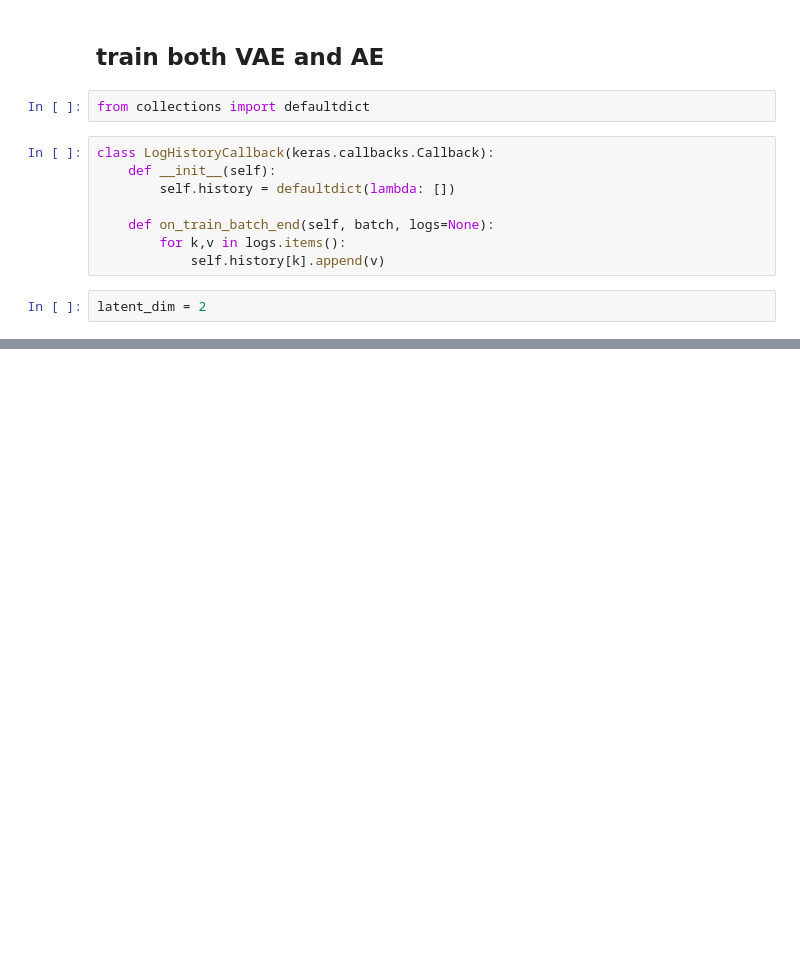
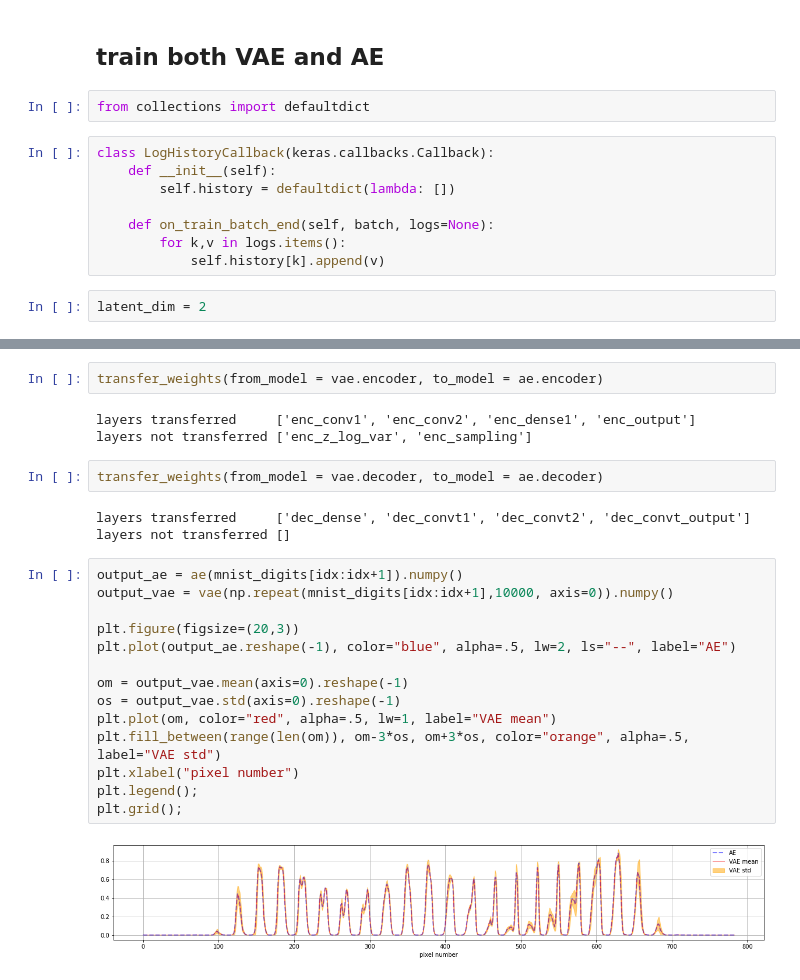
Before and after one commit to rramosp/ppdl, a Jupyter notebook: video-production/src/scripts/variational_inference_intro/AE vs VAE.ipynb, the cells around one changed output, grey strips where cells are left out. Cells and saved outputs as stored; diff of their text form; blank space fills up the shorter version.

```diff
--- a/video-production/src/scripts/variational_inference_intro/AE vs VAE.ipynb
+++ b/video-production/src/scripts/variational_inference_intro/AE vs VAE.ipynb
@@ -374,0 +402,26 @@ layers not transferred []
+# %%
+transfer_weights(from_model = vae.encoder, to_model = ae.encoder)
+# %% [output]
+layers transferred     ['enc_conv1', 'enc_conv2', 'enc_dense1', 'enc_output']
+layers not transferred ['enc_z_log_var', 'enc_sampling']
+# %%
+transfer_weights(from_model = vae.decoder, to_model = ae.decoder)
+# %% [output]
+layers transferred     ['dec_dense', 'dec_convt1', 'dec_convt2', 'dec_convt_output']
+layers not transferred []
+# %%
+output_ae = ae(mnist_digits[idx:idx+1]).numpy()
+output_vae = vae(np.repeat(mnist_digits[idx:idx+1],10000, axis=0)).numpy()
+
+plt.figure(figsize=(20,3))
+plt.plot(output_ae.reshape(-1), color="blue", alpha=.5, lw=2, ls="--", label="AE")
+
+om = output_vae.mean(axis=0).reshape(-1)
+os = output_vae.std(axis=0).reshape(-1)
+plt.plot(om, color="red", alpha=.5, lw=1, label="VAE mean")
+plt.fill_between(range(len(om)), om-3*os, om+3*os, color="orange", alpha=.5, label="VAE std")
+plt.xlabel("pixel number")
+plt.legend();
+plt.grid();
+# %% [output]
+[figure, added]
```
Also changed, not shown: parts of 44 cells of this notebook.
